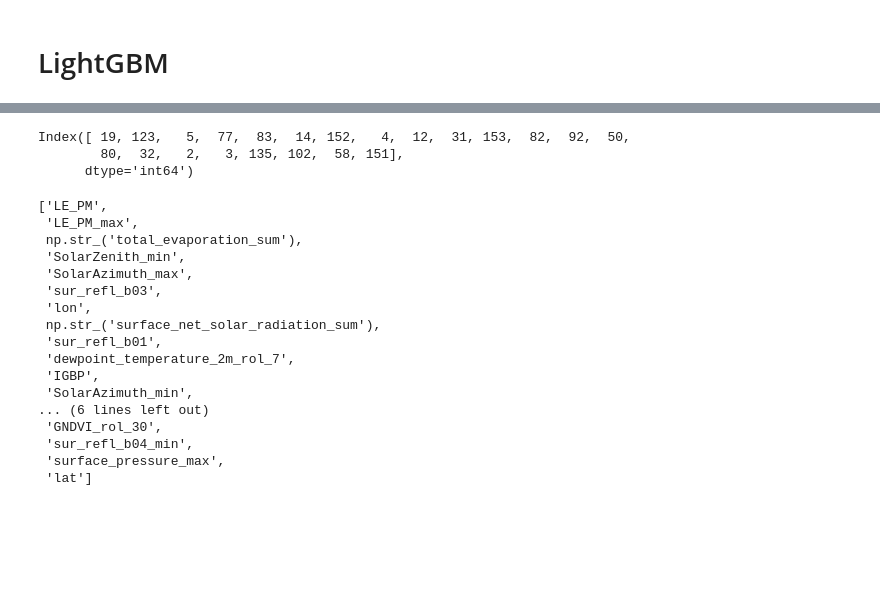
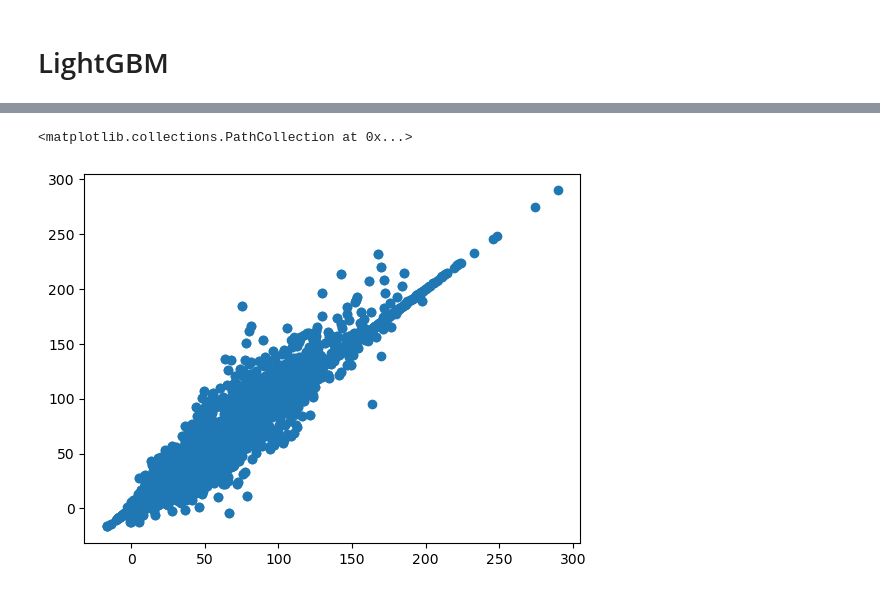
Before and after one commit to RTGS-Lab/Paper-Rozanov-et-al-ML-ET, a Jupyter notebook: notebooks/CatBoost.ipynb, the cells around one changed output, grey strips where cells are left out. Cells and saved outputs as stored; diff of their text form; code cells hidden in the pictures; blank space fills up the shorter version.

```diff
--- a/notebooks/CatBoost.ipynb
+++ b/notebooks/CatBoost.ipynb
@@ -337,27 +181,2 @@ plt.show()
-# %%
-fi_filt = (fi_df.importance - fi_df.importance.min())/(fi_df.importance.max()-fi_df.importance.min())
-fi_filt[fi_filt>0.01].index
-# %% [output]
-Index([ 19, 123,   5,  77,  83,  14, 152,   4,  12,  31, 153,  82,  92,  50,
-        80,  32,   2,   3, 135, 102,  58, 151],
-      dtype='int64')
 # %%
-fi_df.loc[fi_filt[fi_filt>0.01].index.tolist(), :].feature.tolist()
+top_features = fi_df.loc[fi_filt[fi_filt>0.1].index.tolist(), :].feature.index.tolist()
-# %% [output]
-['LE_PM',
- 'LE_PM_max',
- np.str_('total_evaporation_sum'),
- 'SolarZenith_min',
- 'SolarAzimuth_max',
- 'sur_refl_b03',
- 'lon',
- np.str_('surface_net_solar_radiation_sum'),
- 'sur_refl_b01',
- 'dewpoint_temperature_2m_rol_7',
- 'IGBP',
- 'SolarAzimuth_min',
-... (6 lines left out)
- 'GNDVI_rol_30',
- 'sur_refl_b04_min',
- 'surface_pressure_max',
- 'lat']
@@ -377,0 +183,5 @@ top_features = ['LE_PM',
+# %%
+plt.scatter(y_pred, y_test)
+# %% [output]
+<matplotlib.collections.PathCollection at 0x...>
+[figure, added]
```
Also changed, not shown: parts of 26 cells of this notebook, 15 other files.
